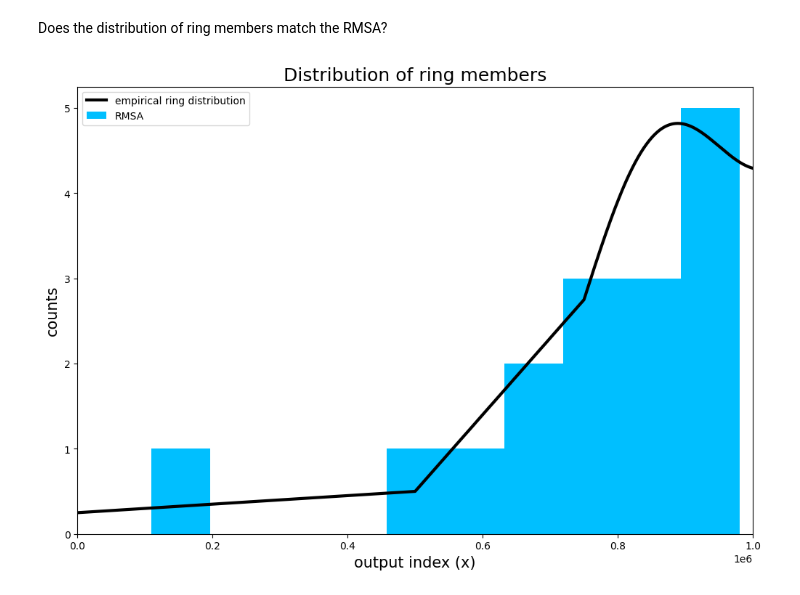
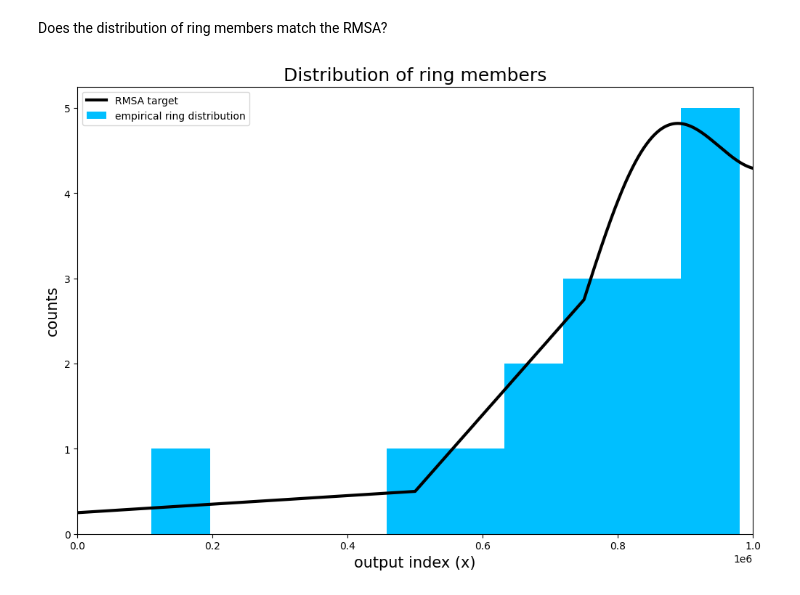
Before and after one commit to Mitchellpkt/isthmus_indices_dev, a Jupyter notebook: demo_notebook.ipynb, the cells around one changed output. Cells and saved outputs as stored; diff of their text form; code cells hidden in the pictures.

Commit message:
tweak: flip legend labels

```diff
--- a/demo_notebook.ipynb
+++ b/demo_notebook.ipynb
@@ -276,18 +276,18 @@ Does the distribution of ring members match the RMSA?
 # %%
 isthmuslib.hist(
     ring_members,
     title="Distribution of ring members",
     show=False,
     xlabel="output index (x)",
     color='deepskyblue'
 )
 range_downsampled: List[float] = list(np.arange(0, demo_anchor + 1, 1000))
 plt.plot(
     range_downsampled,
     list(np.array([foobar_RMSA(x, demo_anchor) / 20 for x in range_downsampled])),
     color="k",
     linewidth=3,
 )
-plt.legend(['empirical ring distribution', 'RMSA']);
+plt.legend(['RMSA target', 'empirical ring distribution']);
 # %% [output]
-[figure, old version]
+[figure, new version]
```
